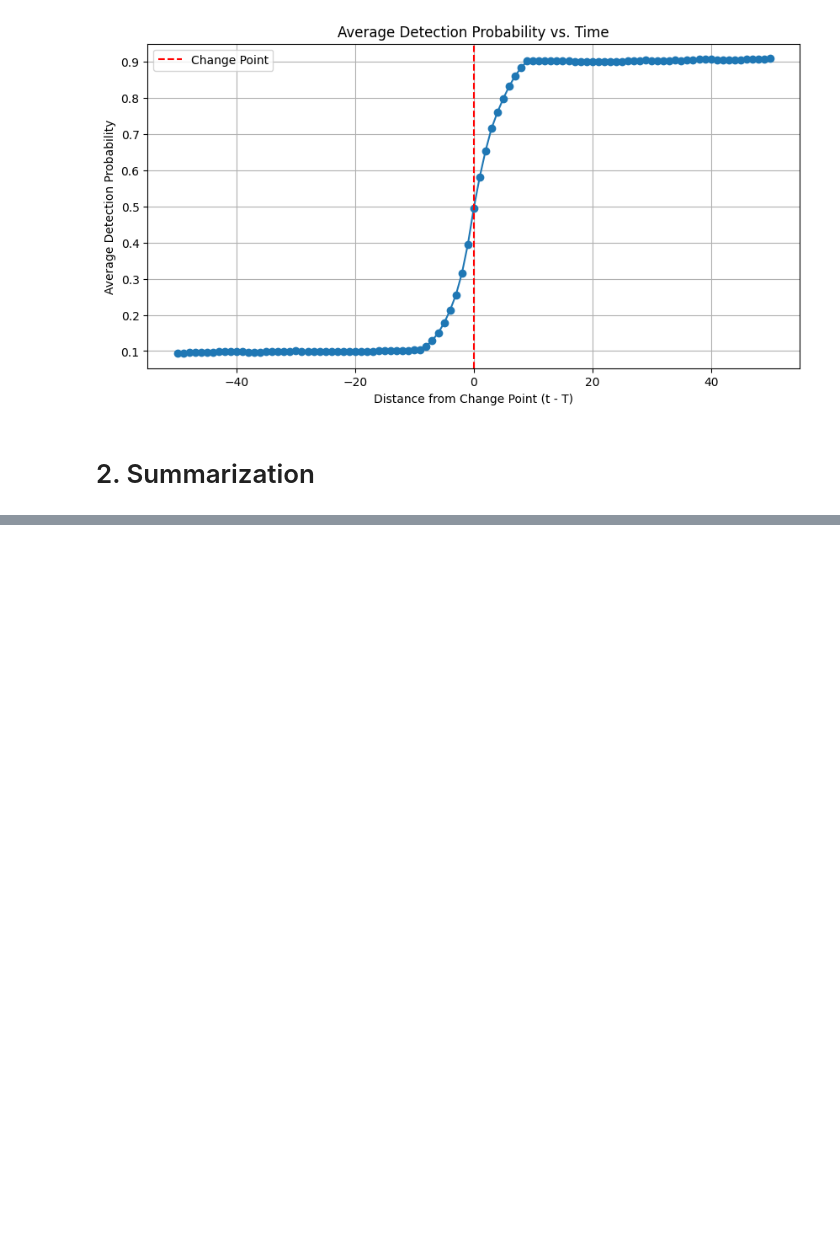
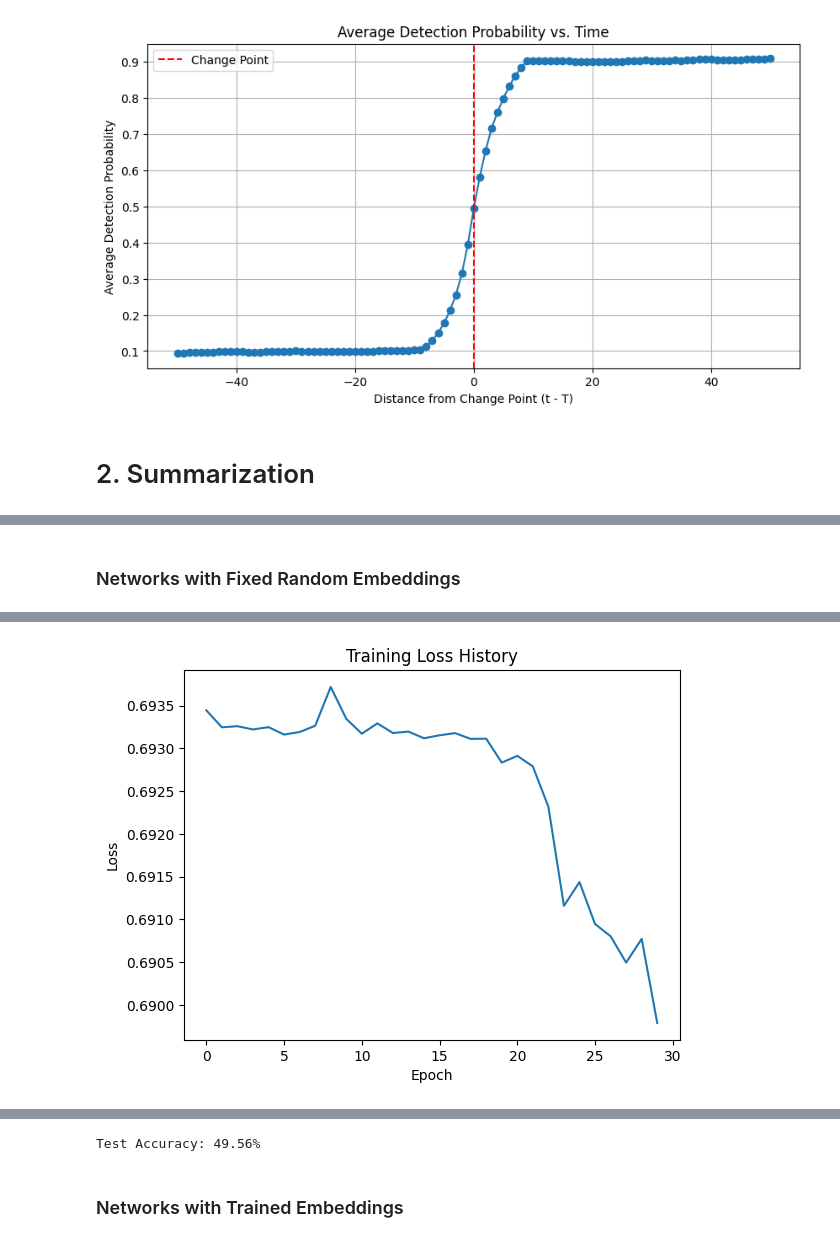
Before and after one commit to yashc73080/CS462-Deep-Learning, a Jupyter notebook: HW3/sequences.ipynb, the cells around one changed output, grey strips where cells are left out. Cells and saved outputs as stored; diff of their text form; code cells hidden in the pictures; blank space fills up the shorter version.

Commit message:
Finished Summary + Query Networks

```diff
--- a/HW3/sequences.ipynb
+++ b/HW3/sequences.ipynb
@@ -354,9 +354,13 @@ evaluate_and_plot_aggregate(cnn, dataloader, device)
 # %%
 def classic_summarize(seq):
-  return seq
+    res = [False] * 10
+    for i in seq:
+        res[i] = True
+
+    return res
 
 def classic_query(summary, q):
-  return True if summary[q] else False
+    return summary[q]
 # %%
 seq = [3,1,5,6,3,6,8,3]
 summary = classic_summarize(seq)
@@ -367,0 +425,6 @@ Query for 3: True
+# %%
+train_dataset = SummaryQueryDataset(50000, device=device)
+test_dataset = SummaryQueryDataset(5000, device=device)
+# %%
+train_loader = DataLoader(train_dataset, batch_size=128, shuffle=True, collate_fn=collate_padding)
+test_loader = DataLoader(test_dataset, batch_size=128, shuffle=False, collate_fn=collate_padding)
@@ -367,0 +518,23 @@ Query for 3: True
+# %%
+class QueryNetwork(nn.Module):
+    def __init__(self, summary_dim=32, q_embed_dim=2, device='cpu'):
+        super().__init__()
+
+        # Embed the query digit
+        self.query_embedding = nn.Embedding(num_embeddings=10, embedding_dim=q_embed_dim)
+
+        # Combine summary vector and query embedding
+        combined_dim = summary_dim + q_embed_dim
+        self.fc = nn.Linear(combined_dim, 1)
+
+        self.to(device)
+
+    def forward(self, summary, query):
+        # query: (batch,) integers 0-9
+        q_embed = self.query_embedding(query) # (batch, embedding_dim)
+
+        combined = torch.cat([summary, q_embed], dim=1) # (batch, summary_dim + embedding_dim)
+
+        logits = self.fc(combined) # (batch, 1)
+
+        return logits.squeeze(1) # (batch,)
@@ -367,0 +606,9 @@ Query for 3: True
+# %% [markdown]
+### Networks with Fixed Random Embeddings
+# %%
+summary_model = SummaryNetwork(fixed_embed=True, embedding_dim=2, hidden_size=64, num_layers=1, summary_dim=32, device=device)
+query_model = QueryNetwork(summary_dim=32, q_embed_dim=2, device=device)
+summary_model, query_model, loss_history = train_summary_query_model(summary_model, query_model, train_loader, num_epochs=30, lr=0.001, plot=True, device=device)
+
+print(f'Final Training Loss: {loss_history[-1]:.4f}')
+# %% [output]
@@ -367,0 +622 @@ Query for 3: True
+[figure, added]
@@ -367,0 +624,7 @@ Query for 3: True
+# %%
+acc = test_summary_query_model(summary_model, query_model, test_loader, device=device)
+print(f'Test Accuracy: {acc * 100:.2f}%')
+# %% [output]
+Test Accuracy: 49.56%
+# %% [markdown]
+### Networks with Trained Embeddings
```
Also changed, not shown: parts of 12 cells of this notebook.
